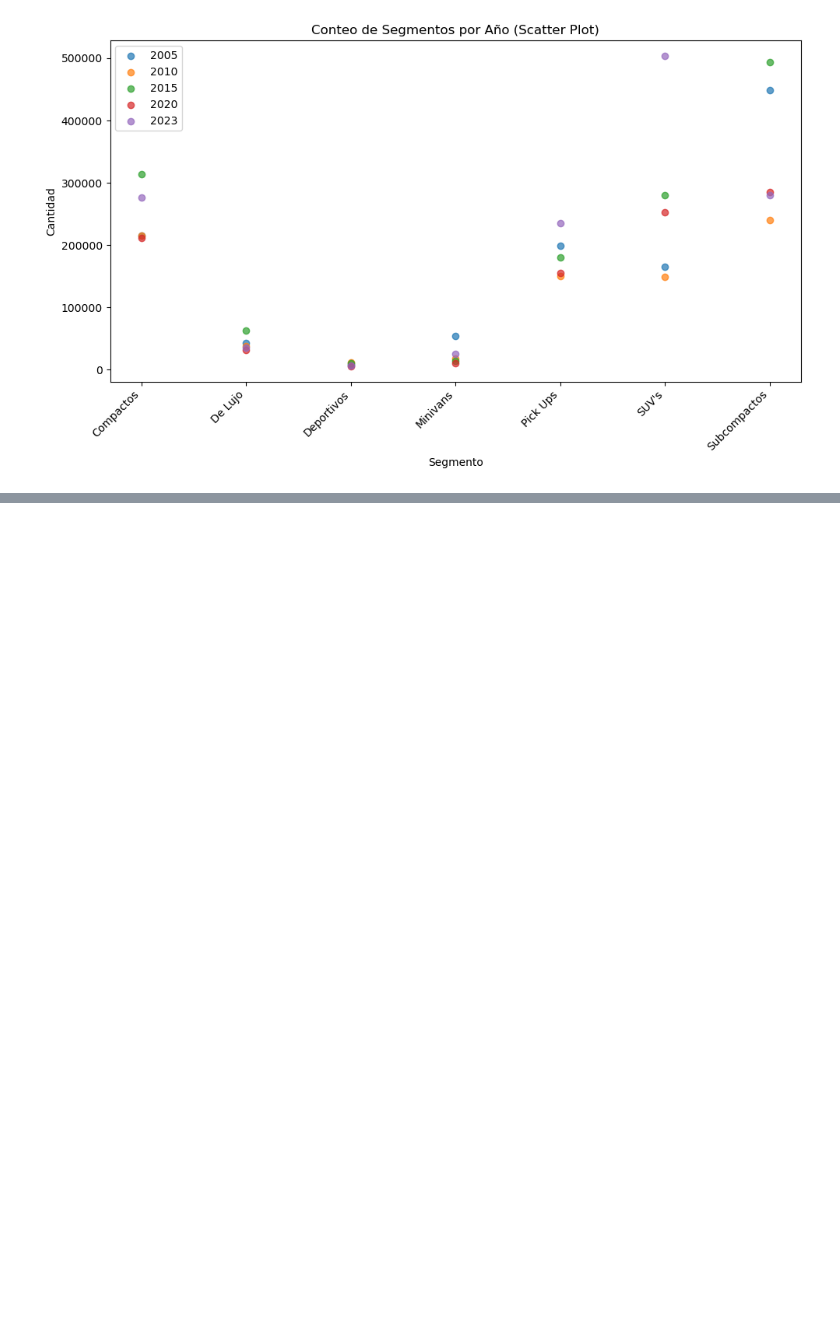
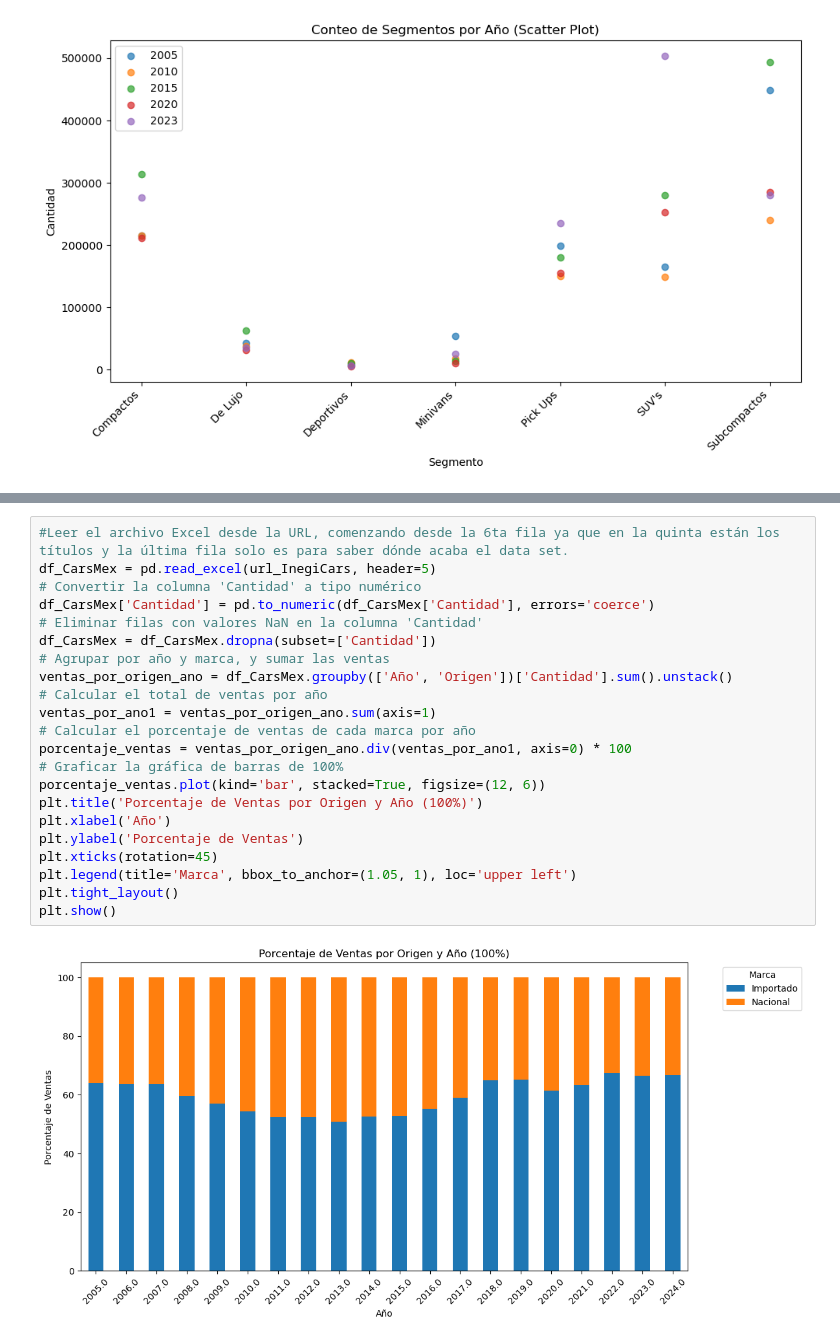
Before and after one commit to AngelesVillagrana/Project-1, a Jupyter notebook: Project-1-Car-Sales.ipynb, the cells around one changed output, grey strips where cells are left out. Drawn from its saved outputs; the diff is of its cells as text; blank space fills up the shorter version.

```diff
--- a/Project-1-Car-Sales.ipynb
+++ b/Project-1-Car-Sales.ipynb
@@ -200,0 +369,24 @@ plt.show()
+# %%
+#Leer el archivo Excel desde la URL, comenzando desde la 6ta fila ya que en la quinta están los títulos y la última fila solo es para saber dónde acaba el data set.
+df_CarsMex = pd.read_excel(url_InegiCars, header=5)
+# Convertir la columna 'Cantidad' a tipo numérico
+df_CarsMex['Cantidad'] = pd.to_numeric(df_CarsMex['Cantidad'], errors='coerce')
+# Eliminar filas con valores NaN en la columna 'Cantidad'
+df_CarsMex = df_CarsMex.dropna(subset=['Cantidad'])
+# Agrupar por año y marca, y sumar las ventas
+ventas_por_origen_ano = df_CarsMex.groupby(['Año', 'Origen'])['Cantidad'].sum().unstack()
+# Calcular el total de ventas por año
+ventas_por_ano1 = ventas_por_origen_ano.sum(axis=1)
+# Calcular el porcentaje de ventas de cada marca por año
+porcentaje_ventas = ventas_por_origen_ano.div(ventas_por_ano1, axis=0) * 100
+# Graficar la gráfica de barras de 100%
+porcentaje_ventas.plot(kind='bar', stacked=True, figsize=(12, 6))
+plt.title('Porcentaje de Ventas por Origen y Año (100%)')
+plt.xlabel('Año')
+plt.ylabel('Porcentaje de Ventas')
+plt.xticks(rotation=45)
+plt.legend(title='Marca', bbox_to_anchor=(1.05, 1), loc='upper left')
+plt.tight_layout()
+plt.show()
+# %% [output]
+[figure, added]
```
Also changed, not shown: parts of 24 cells of this notebook, 1 other file.
